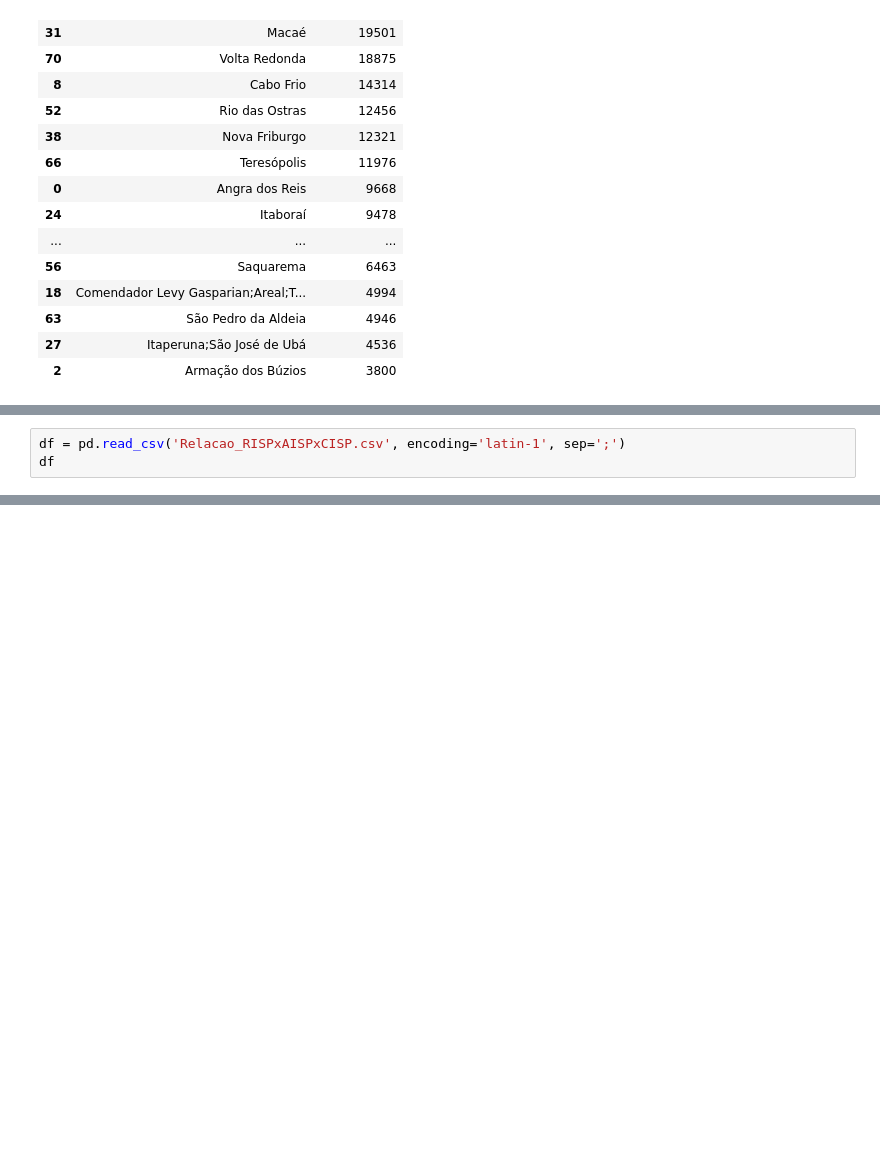
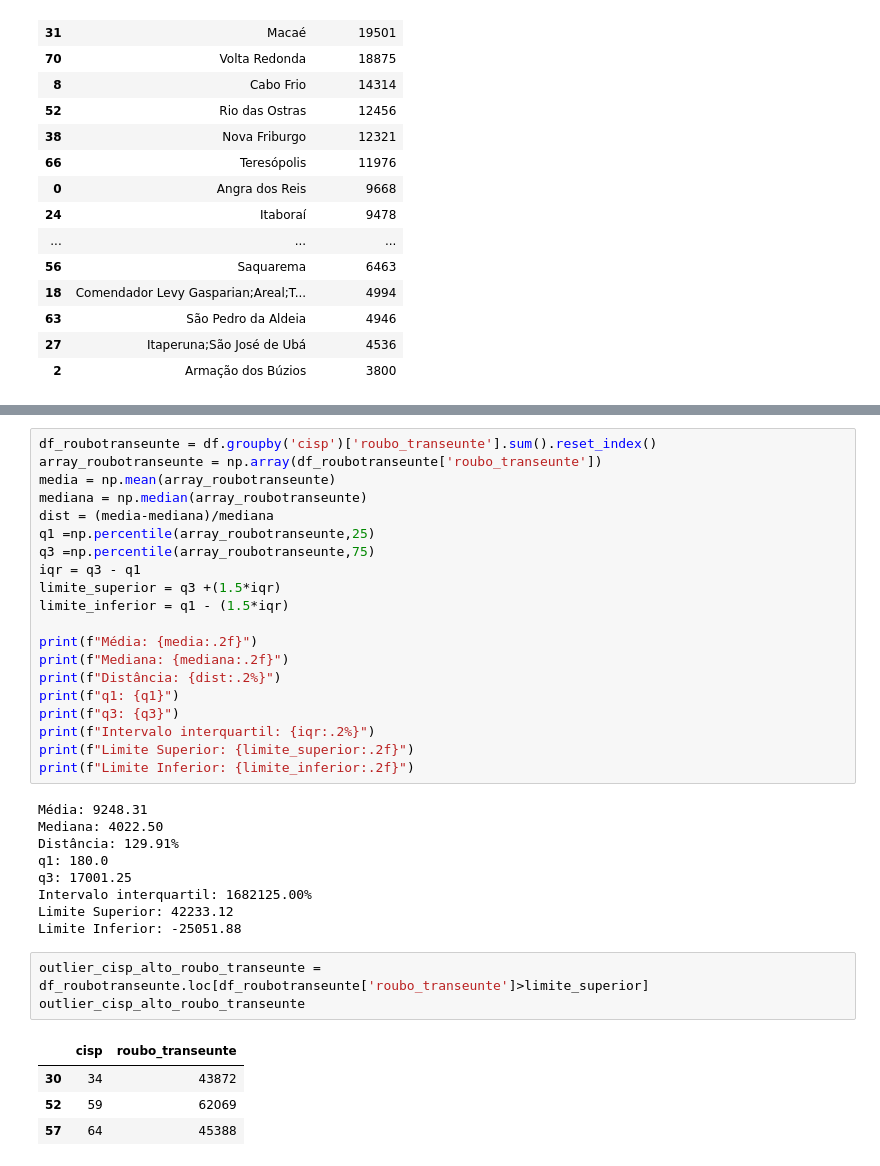
Before and after one commit to ghenriqueh/UC2_senac_projeto_dados, a Jupyter notebook: isp.ipynb, the cells around one changed output, grey strips where cells are left out. Saved outputs shown, nothing was run; the diff lists cells and outputs as text; blank space fills up the shorter version.

```diff
--- a/isp.ipynb
+++ b/isp.ipynb
@@ -437,6 +440,3 @@ df_estelionato_capital
 | 7 | 11 | 1515 |
 | 41 | 45 | 98 |
 | 42 | 167 | 98 |
-# %%
-df = pd.read_csv('Relacao_RISPxAISPxCISP.csv', encoding='latin-1', sep=';')
-df
@@ -456,0 +459,37 @@ df
+# %%
+df_roubotranseunte = df.groupby('cisp')['roubo_transeunte'].sum().reset_index()
+array_roubotranseunte = np.array(df_roubotranseunte['roubo_transeunte'])
+media = np.mean(array_roubotranseunte)
+mediana = np.median(array_roubotranseunte)
+dist = (media-mediana)/mediana
+q1 =np.percentile(array_roubotranseunte,25)
+q3 =np.percentile(array_roubotranseunte,75)
+iqr = q3 - q1
+limite_superior = q3 +(1.5*iqr)
+limite_inferior = q1 - (1.5*iqr)
+
+print(f"Média: {media:.2f}")
+print(f"Mediana: {mediana:.2f}")
+print(f"Distância: {dist:.2%}")
+print(f"q1: {q1}")
+print(f"q3: {q3}")
+print(f"Intervalo interquartil: {iqr:.2%}")
+print(f"Limite Superior: {limite_superior:.2f}")
+print(f"Limite Inferior: {limite_inferior:.2f}")
+# %% [output]
+Média: 9248.31
+Mediana: 4022.50
+Distância: 129.91%
+q1: 180.0
+q3: 17001.25
+Intervalo interquartil: 1682125.00%
+Limite Superior: 42233.12
+Limite Inferior: -25051.88
+# %%
+outlier_cisp_alto_roubo_transeunte = df_roubotranseunte.loc[df_roubotranseunte['roubo_transeunte']>limite_superior]
+outlier_cisp_alto_roubo_transeunte
+# %% [output]
+|  | cisp | roubo_transeunte |
+| 30 | 34 | 43872 |
+| 52 | 59 | 62069 |
+| 57 | 64 | 45388 |
```
Also changed, not shown: parts of 4 cells of this notebook, 1 other file.
